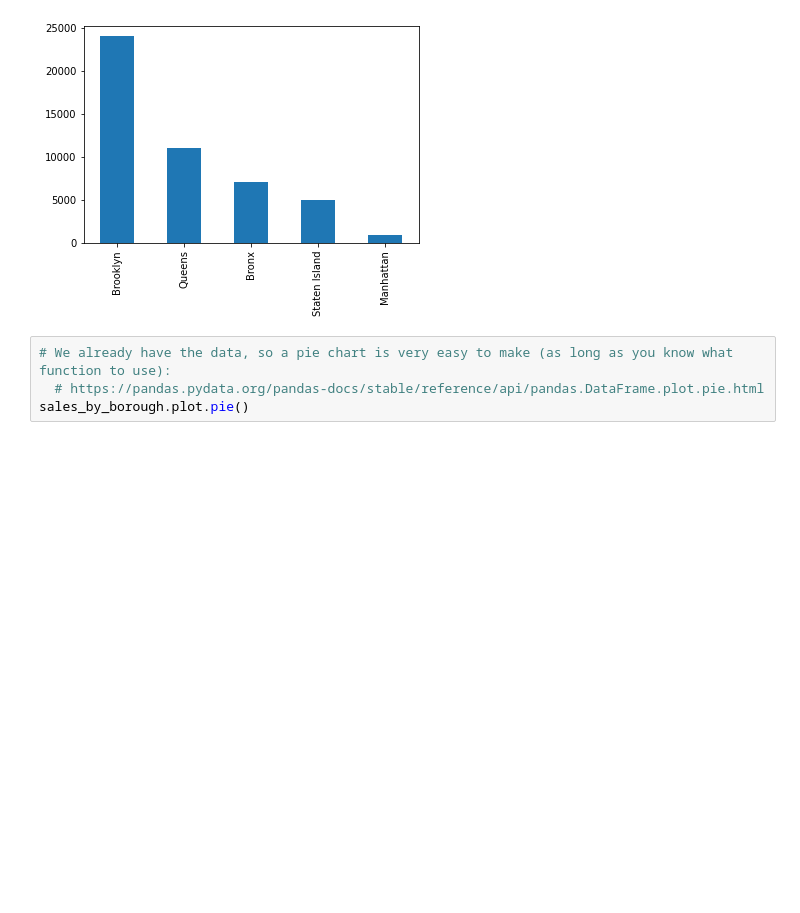
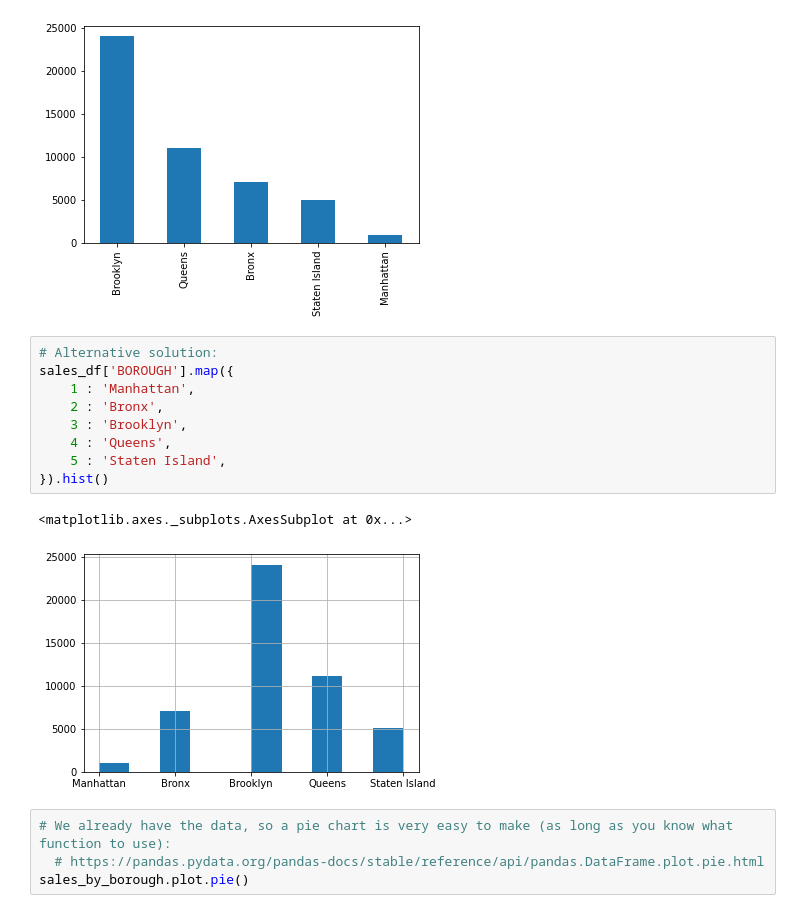
Before and after one commit to Tebs-Lab/intro-python-for-machine-learning, a Jupyter notebook: lessons/04-working-with-libraries/03e-exercise-soultion.ipynb, the cells around one changed output. Cells and saved outputs as stored; diff of their text form; blank space fills up the shorter version.

Commit message:
fixed a couple typos in the lesson 4 solution, added a histogram example alternative for one solution.

```diff
--- a/lessons/04-working-with-libraries/03e-exercise-soultion.ipynb
+++ b/lessons/04-working-with-libraries/03e-exercise-soultion.ipynb
@@ -175,6 +174,18 @@ sales_by_borough.plot.bar()
 # %% [output]
 <matplotlib.axes._subplots.AxesSubplot at 0x...>
 [figure]
+# %%
+# Alternative solution:
+sales_df['BOROUGH'].map({
+    1 : 'Manhattan',
+    2 : 'Bronx',
+    3 : 'Brooklyn',
+    4 : 'Queens',
+    5 : 'Staten Island',
+}).hist()
+# %% [output]
+<matplotlib.axes._subplots.AxesSubplot at 0x...>
+[figure, added]
 # %%
 # We already have the data, so a pie chart is very easy to make (as long as you know what function to use):
   # https://pandas.pydata.org/pandas-docs/stable/reference/api/pandas.DataFrame.plot.pie.html
```
Also changed, not shown: parts of 4 cells of this notebook.
